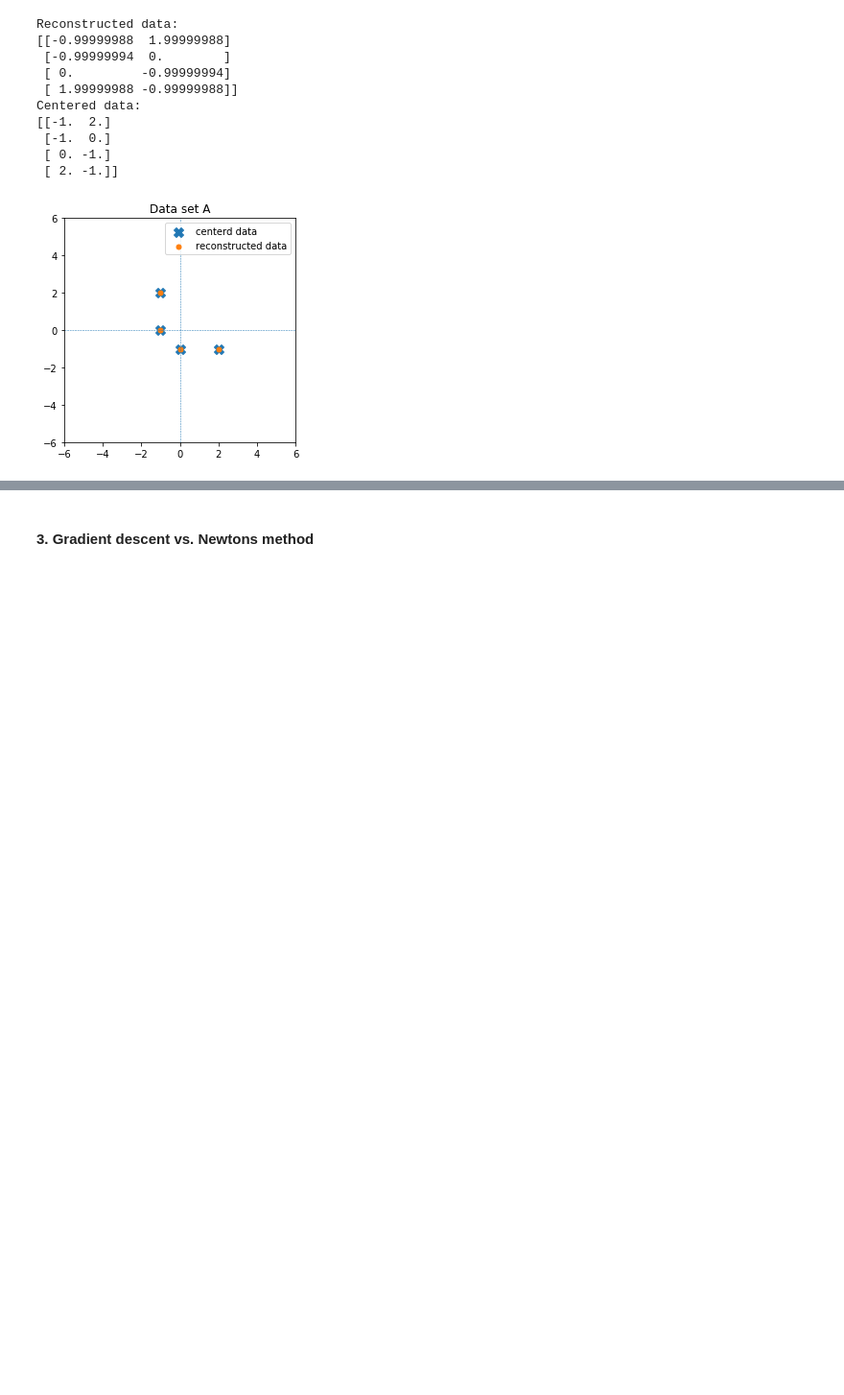
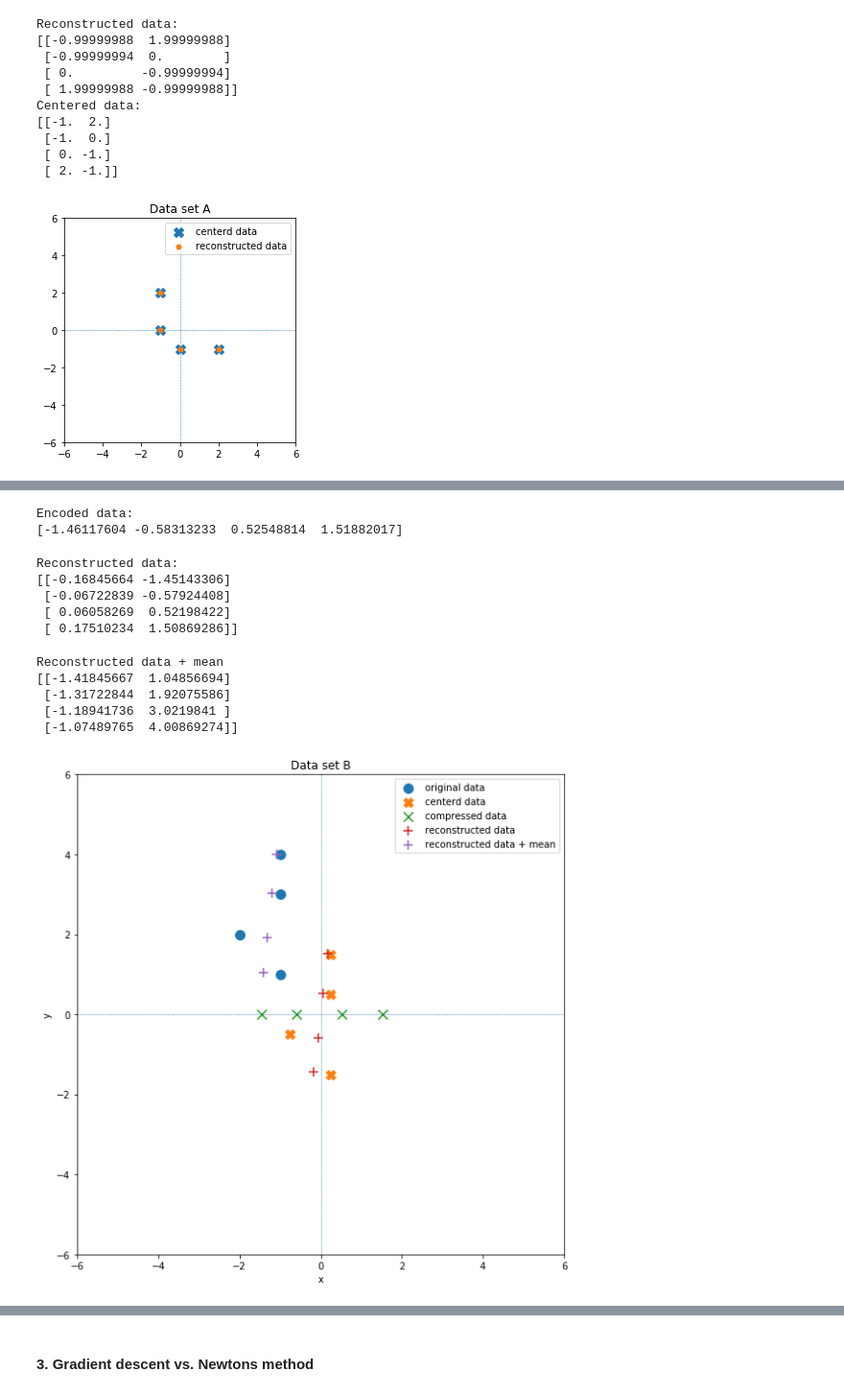
Before and after one commit to mmarius/nnia-tutorial, a Jupyter notebook: assignment-3/tutorial3-marius.ipynb, the cells around one changed output, grey strips where cells are left out. Shown at 96% size. Saved outputs shown, nothing was run; the diff lists cells and outputs as text; code cells hidden in the pictures; blank space fills up the shorter version.

```diff
--- a/assignment-3/tutorial3-marius.ipynb
+++ b/assignment-3/tutorial3-marius.ipynb
@@ -328,0 +366,5 @@ plt.show()
+# %%
+# Create covariance matrix of the centered data
+C = np.matmul(BC.T, BC)
+print('Covariance matrix of the centered data:')
+print(C)
@@ -328,0 +395,65 @@ plt.show()
+# %%
+# Encode data
+E = np.dot(BC, u[0])
+print('Encoded data:')
+print(E)
+# %% [output]
+Encoded data:
+[-1.46117604 -0.58313233  0.52548814  1.51882017]
+# %%
+# Reconstruct data
+E = np.reshape(E, newshape=(4, 1))
+g = np.reshape(u[0], newshape=(2, 1))
+
+D = np.dot(g, E.T)
+D = D.T
+print('Reconstructed data:')
+print(D)
+# %% [output]
+Reconstructed data:
+[[-0.16845664 -1.45143306]
+ [-0.06722839 -0.57924408]
+ [ 0.06058269  0.52198422]
+ [ 0.17510234  1.50869286]]
+# %%
+# Add mean to the reconstructed data
+DM = np.copy(D)
+DM[:, 0] = DM[:, 0] + x_mean
+DM[:, 1] = DM[:, 1] + y_mean
+
+print('Reconstructed data + mean')
+print(DM)
+
+# Plot data
+fig, axes = plt.subplots()
+# plot coordinate system
+axes.axhline(0, ls='--', linewidth=0.5)
+axes.axvline(0, ls='--', linewidth=0.5)
+axes.set_xlim(-6.0, 6.0)
+axes.set_ylim(-6.0, 6.0)
+# Plot data points
+axes.scatter(B[:, 0], B[:, 1], s=1e2, label='original data')
+axes.scatter(BC[:, 0], BC[:, 1], marker='X', s=1e2, label='centerd data')
+axes.scatter(E, np.zeros(len(E)), marker='x', s=1e2, label='compressed data')
+axes.scatter(D[:, 0], D[:, 1], marker='+', s=1e2, label='reconstructed data')
+axes.scatter(DM[:, 0], DM[:, 1], marker='+', s=1e2, label='reconstructed data + mean')
+axes.set_title('Data set B')
+
+axes.set_xlabel('x')
+axes.set_ylabel('y')
+
+axes.legend(loc='upper right')
+
+# Specify size and layout
+width  = 8.0
+height = 8.0
+fig.set_size_inches(width, height)
+plt.tight_layout()
+plt.show()
+# %% [output]
+Reconstructed data + mean
+[[-1.41845667  1.04856694]
+ [-1.31722844  1.92075586]
+ [-1.18941736  3.0219841 ]
+ [-1.07489765  4.00869274]]
+[figure, added]
```
Also changed, not shown: parts of 14 cells of this notebook.
